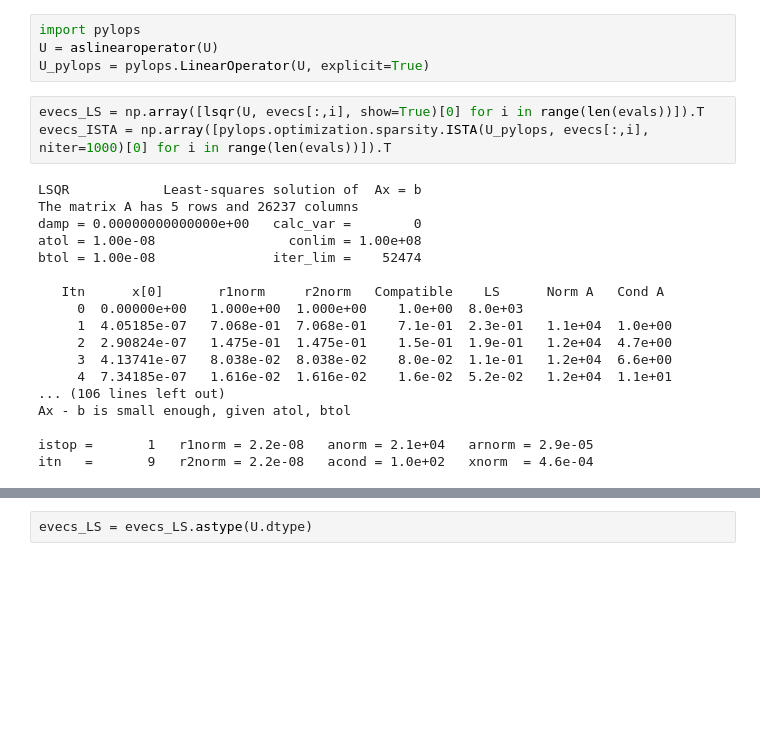
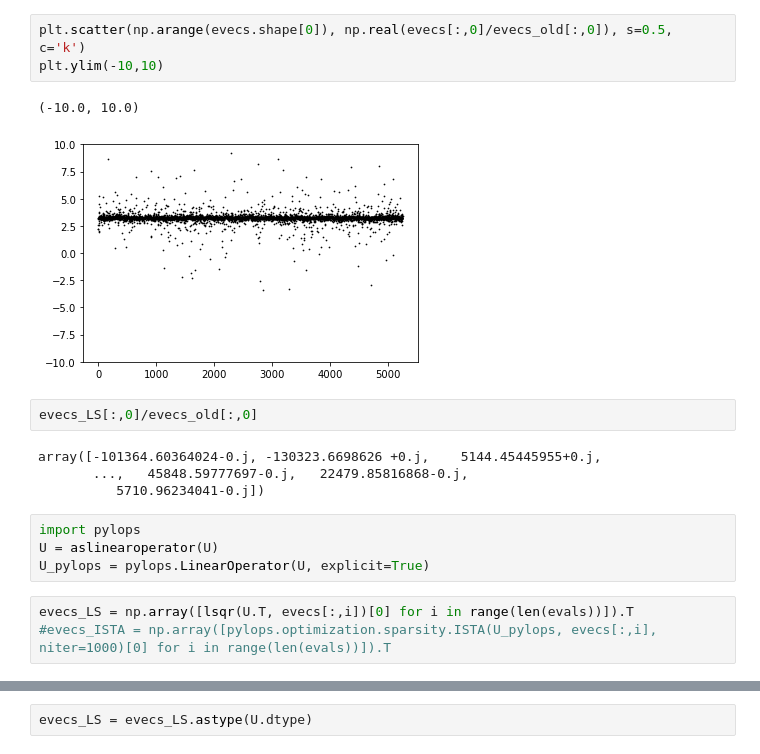
Before and after one commit to Machine-Learning-Dynamical-Systems/kooplearn, a Jupyter notebook: examples/md_chignolin/test.ipynb, the cells around one changed output, grey strips where cells are left out. Saved outputs shown, nothing was run; the diff lists cells and outputs as text; blank space fills up the shorter version.

```diff
--- a/examples/md_chignolin/test.ipynb
+++ b/examples/md_chignolin/test.ipynb
@@ -46,25 +91,19 @@ plt.axis("equal")
+# %%
+plt.scatter(np.arange(evecs.shape[0]), np.real(evecs[:,0]/evecs_old[:,0]), s=0.5, c='k')
+plt.ylim(-10,10)
+# %% [output]
+(-10.0, 10.0)
+[figure, added]
+# %%
+evecs_LS[:,0]/evecs_old[:,0]
+# %% [output]
+array([-101364.60364024-0.j, -130323.6698626 +0.j,    5144.45445955+0.j,
+       ...,   45848.59777697-0.j,   22479.85816868-0.j,
+          5710.96234041-0.j])
 # %%
 import pylops
 U = aslinearoperator(U)
 U_pylops = pylops.LinearOperator(U, explicit=True)
 # %%
-evecs_LS = np.array([lsqr(U, evecs[:,i], show=True)[0] for i in range(len(evals))]).T
-evecs_ISTA = np.array([pylops.optimization.sparsity.ISTA(U_pylops, evecs[:,i], niter=1000)[0] for i in range(len(evals))]).T
+evecs_LS = np.array([lsqr(U.T, evecs[:,i])[0] for i in range(len(evals))]).T
+#evecs_ISTA = np.array([pylops.optimization.sparsity.ISTA(U_pylops, evecs[:,i], niter=1000)[0] for i in range(len(evals))]).T
-# %% [output]
-LSQR            Least-squares solution of  Ax = b
-The matrix A has 5 rows and 26237 columns
-damp = 0.00000000000000e+00   calc_var =        0
-atol = 1.00e-08                 conlim = 1.00e+08
-btol = 1.00e-08               iter_lim =    52474
-
-   Itn      x[0]       r1norm     r2norm   Compatible    LS      Norm A   Cond A
-     0  0.00000e+00   1.000e+00  1.000e+00    1.0e+00  8.0e+03
-     1  4.05185e-07   7.068e-01  7.068e-01    7.1e-01  2.3e-01   1.1e+04  1.0e+00
-     2  2.90824e-07   1.475e-01  1.475e-01    1.5e-01  1.9e-01   1.2e+04  4.7e+00
-     3  4.13741e-07   8.038e-02  8.038e-02    8.0e-02  1.1e-01   1.2e+04  6.6e+00
-     4  7.34185e-07   1.616e-02  1.616e-02    1.6e-02  5.2e-02   1.2e+04  1.1e+01
-... (106 lines left out)
-Ax - b is small enough, given atol, btol
-
-istop =       1   r1norm = 2.2e-08   anorm = 2.1e+04   arnorm = 2.9e-05
-itn   =       9   r2norm = 2.2e-08   acond = 1.0e+02   xnorm  = 4.6e-04
```
Also changed, not shown: parts of 11 cells of this notebook, 6 other files.
